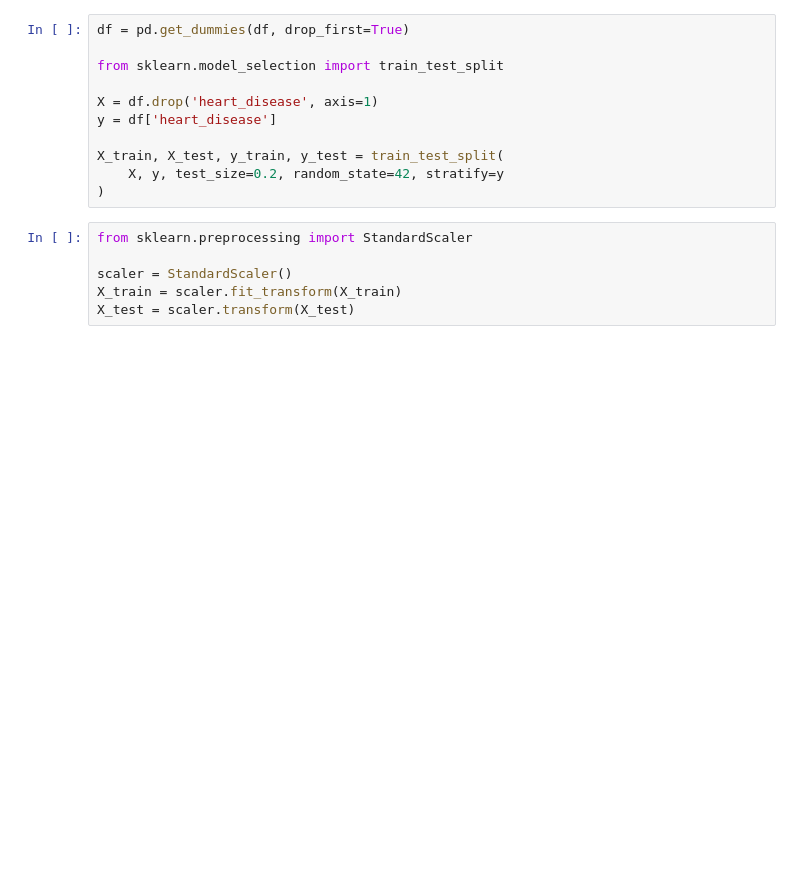
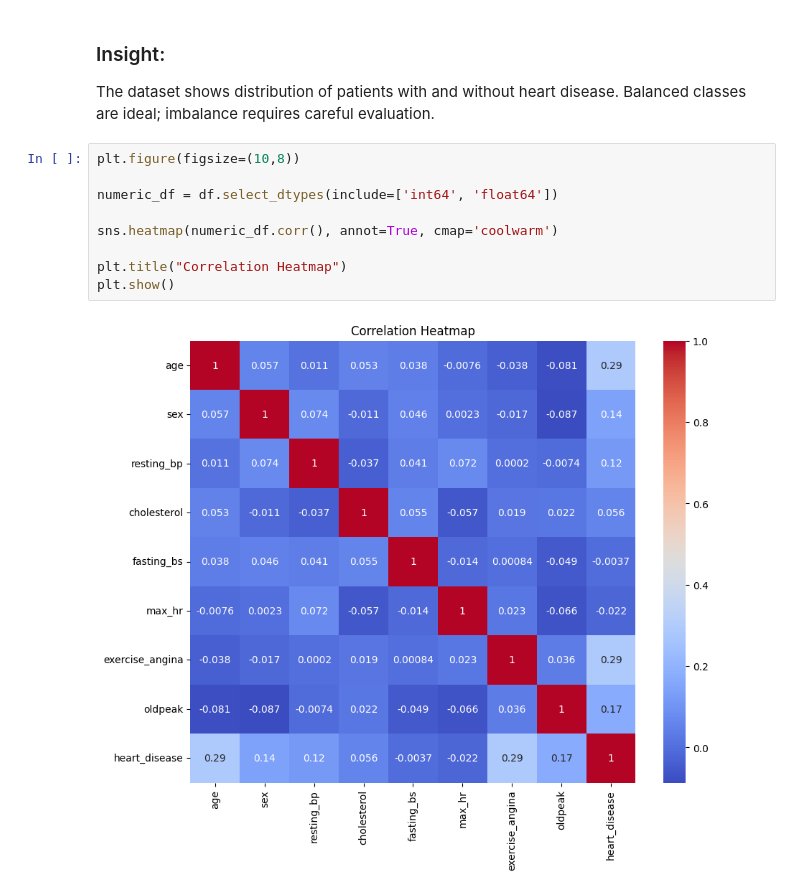
Before and after one commit to Anshraj9870/ml-assessment-Anshraj, a Jupyter notebook: part_a/q1_supervised.ipynb, the cells around one changed output. Drawn from its saved outputs; the diff is of its cells as text; blank space fills up the shorter version.

```diff
--- a/part_a/q1_supervised.ipynb
+++ b/part_a/q1_supervised.ipynb
@@ -44,17 +58,15 @@ plt.show()
-# %%
-df = pd.get_dummies(df, drop_first=True)
-
-from sklearn.model_selection import train_test_split
-
-X = df.drop('heart_disease', axis=1)
-y = df['heart_disease']
-
-X_train, X_test, y_train, y_test = train_test_split(
-    X, y, test_size=0.2, random_state=42, stratify=y
-)
-# %%
-from sklearn.preprocessing import StandardScaler
-
-scaler = StandardScaler()
-X_train = scaler.fit_transform(X_train)
-X_test = scaler.transform(X_test)
+# %% [markdown]
+### Insight:
+The dataset shows distribution of patients with and without heart disease.
+Balanced classes are ideal; imbalance requires careful evaluation.
+# %%
+plt.figure(figsize=(10,8))
+
+numeric_df = df.select_dtypes(include=['int64', 'float64'])
+
+sns.heatmap(numeric_df.corr(), annot=True, cmap='coolwarm')
+
+plt.title("Correlation Heatmap")
+plt.show()
+# %% [output]
+[figure, added]
```
Also changed, not shown: parts of 19 cells of this notebook.
